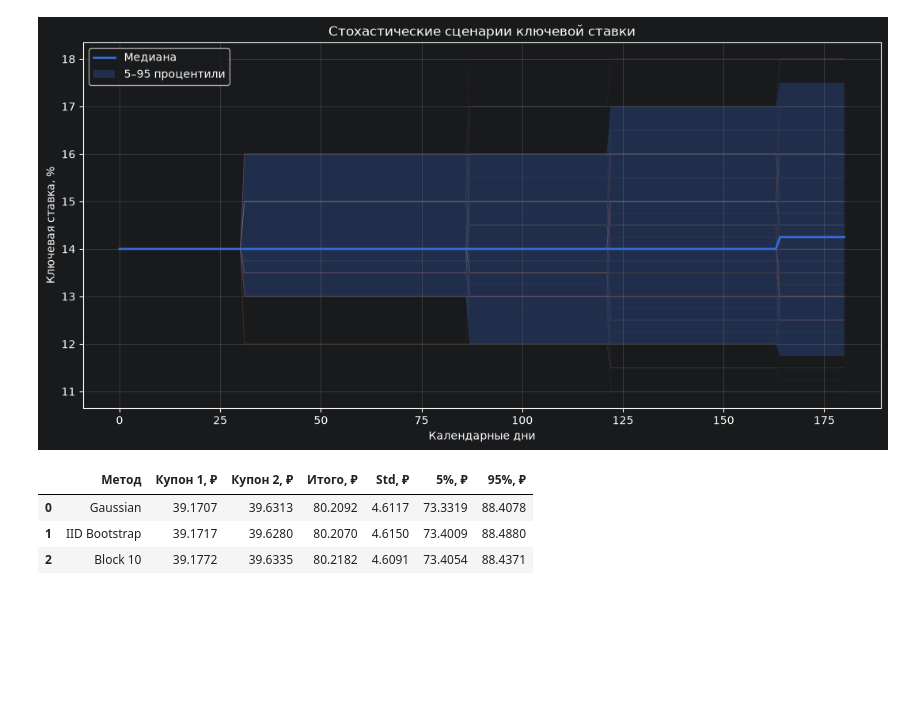
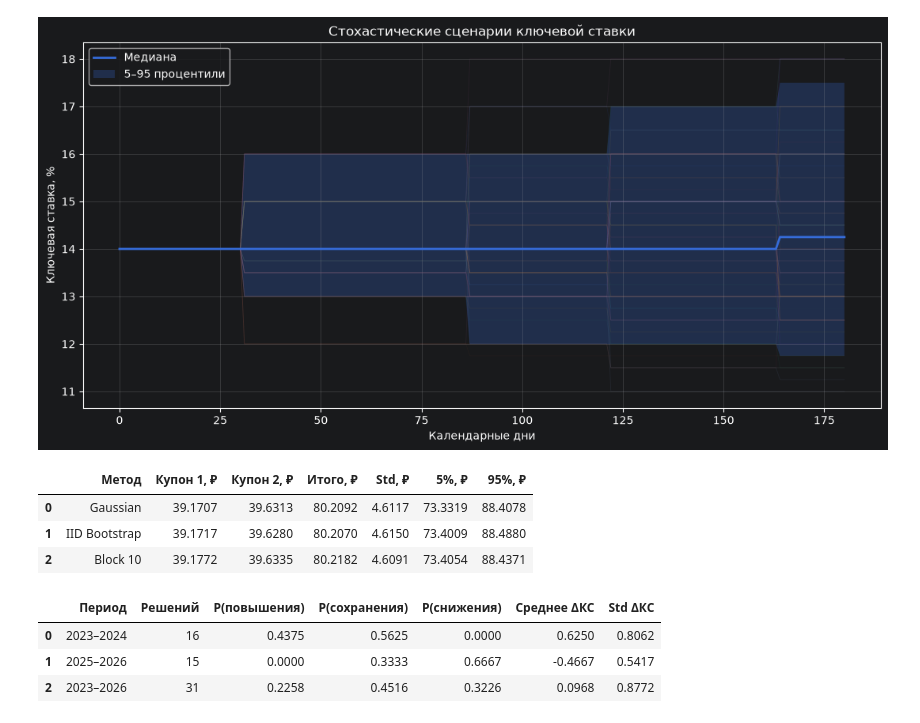
Before and after one commit to blbl-blbl/russian-interest-rate-models, a Jupyter notebook: notebooks/05_ruonia_average_rate.ipynb, the cells around one changed output. Saved outputs shown, nothing was run; the diff lists cells and outputs as text; code cells hidden in the pictures; blank space fills up the shorter version.

```diff
--- a/notebooks/05_ruonia_average_rate.ipynb
+++ b/notebooks/05_ruonia_average_rate.ipynb
@@ -906,3 +906,37 @@ display(stochastic_coupon_results.round(4))
 | 0 | Gaussian | 39.1707 | 39.6313 | 80.2092 | 4.6117 | 73.3319 | 88.4078 |
 | 1 | IID Bootstrap | 39.1717 | 39.6280 | 80.2070 | 4.6150 | 73.4009 | 88.4880 |
 | 2 | Block 10 | 39.1772 | 39.6335 | 80.2182 | 4.6091 | 73.4054 | 88.4371 |
+# %%
+periods = {
+    "2023–2024": ("2023-01-01", "2024-12-31"),
+    "2025–2026": ("2025-01-01", "2026-12-31"),
+    "2023–2026": ("2023-01-01", "2026-12-31"),
+}
+
+rows = []
+
+for name, (start, end) in periods.items():
+
+    sample = decisions.loc[
+        decisions["date"].between(start, end),
+        "delta_pp"
+    ]
+
+    rows.append({
+        "Период": name,
+        "Решений": len(sample),
+        "P(повышения)": (sample > 0).mean(),
+        "P(сохранения)": (sample == 0).mean(),
+        "P(снижения)": (sample < 0).mean(),
+        "Среднее ΔКС": sample.mean(),
+        "Std ΔКС": sample.std(),
+    })
+
+regime_comparison = pd.DataFrame(rows)
+
+display(regime_comparison.round(4))
+# %% [output]
+|  | Период | Решений | P(повышения) | P(сохранения) | P(снижения) | Среднее ΔКС | Std ΔКС |
+| 0 | 2023–2024 | 16 | 0.4375 | 0.5625 | 0.0000 | 0.6250 | 0.8062 |
+| 1 | 2025–2026 | 15 | 0.0000 | 0.3333 | 0.6667 | -0.4667 | 0.5417 |
+| 2 | 2023–2026 | 31 | 0.2258 | 0.4516 | 0.3226 | 0.0968 | 0.8772 |
```
